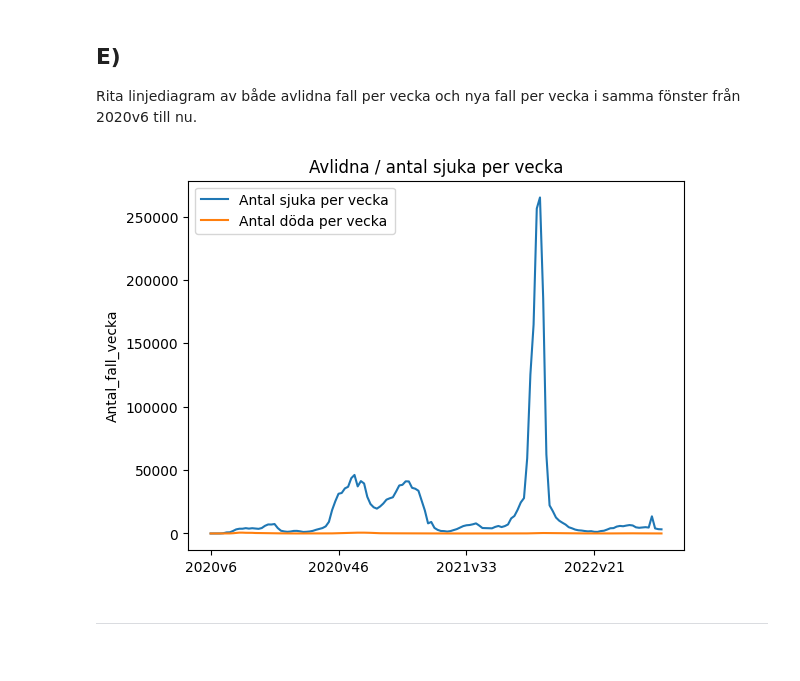
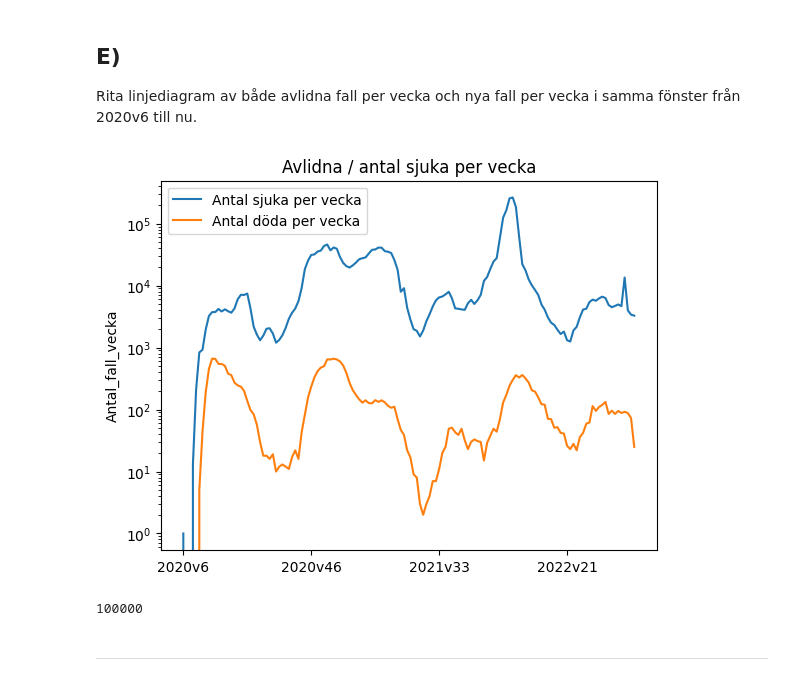
Before and after one commit to MxLied/Databehandling-Max-Liedman, a Jupyter notebook: Labb/Labb1.ipynb, the cells around one changed output. Cells and saved outputs as stored; diff of their text form; code cells hidden in the pictures.

```diff
--- a/Labb/Labb1.ipynb
+++ b/Labb/Labb1.ipynb
@@ -210,11 +212,17 @@ nu.
 # %%
 ax = plt.axes()
 sns.lineplot(x = weeks, y = weekly_cases, ax = ax, label="Antal sjuka per vecka")
 sns.lineplot(x = weeks, y = dead_per_week, ax = ax, label ="Antal döda per vecka")
 ax.set(title = "Avlidna / antal sjuka per vecka")
+ax.set_yscale("log")
+
 ax.xaxis.set_major_locator(plt.MaxNLocator(5))
 # %% [output]
-[figure, old version]
+[figure, new version]
+# %%
+10**5
+# %% [output]
+100000
 # %% [markdown]
 ____________
 # %%
```
Also changed, not shown: parts of 19 cells of this notebook, 16 other files.
